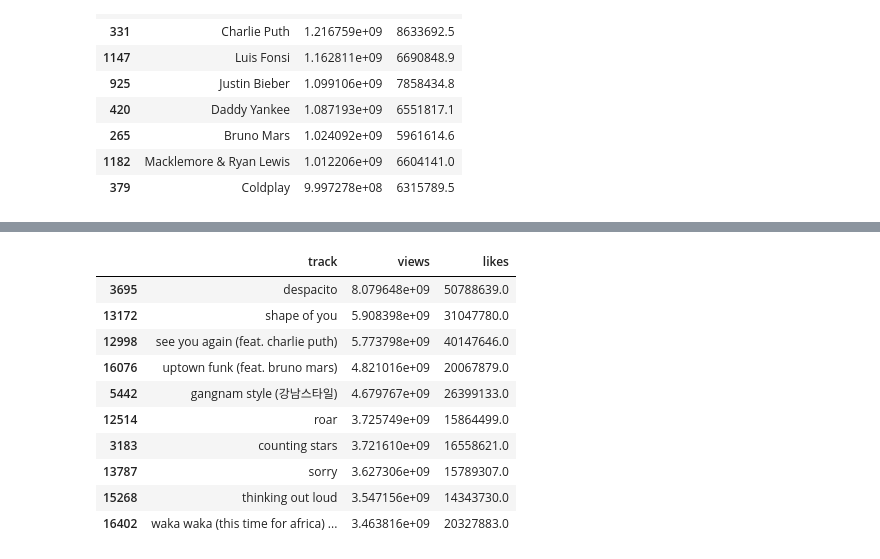
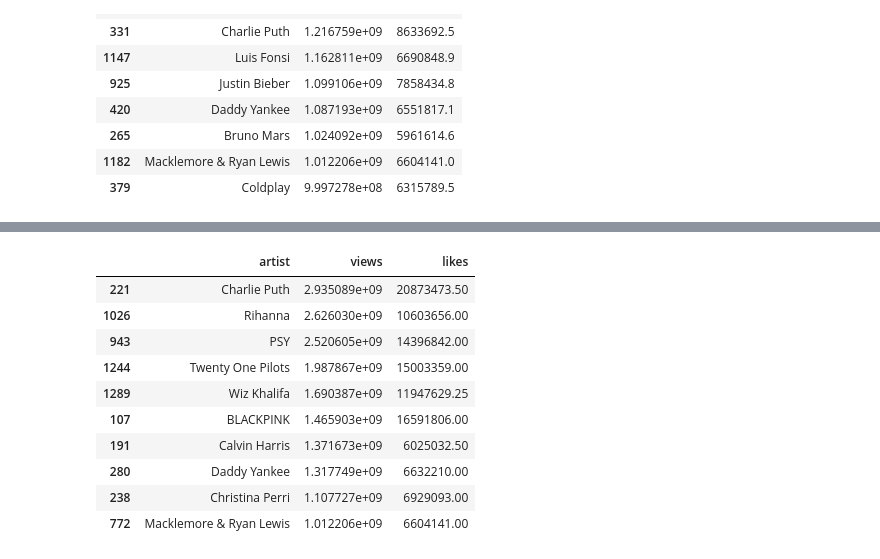
Before and after one commit to AndreaGonzalezG/Evaluacion_intermedia_mod3, a Jupyter notebook: Evaluacion_intermedia_mod3.ipynb, the cells around one changed output, grey strips where cells are left out. Cells and saved outputs as stored; diff of their text form; code cells hidden in the pictures.

```diff
--- a/Evaluacion_intermedia_mod3.ipynb
+++ b/Evaluacion_intermedia_mod3.ipynb
@@ -438,16 +470,16 @@ relacion_videos_like.head(10)
 # %%
-relacion_single_like= df_spotify_copy.groupby("track")[["views","likes"]].mean().reset_index().sort_values(by=["views","likes"] ,ascending=False)
+relacion_single_like= df_single.groupby("artist")[["views","likes"]].mean().reset_index().sort_values(by=["views","likes"] ,ascending=False)
 
 relacion_single_like.head(10)
 # %% [output]
-|  | track | views | likes |
-| 3695 | despacito | 8.079648e+09 | 50788639.0 |
-| 13172 | shape of you | 5.908398e+09 | 31047780.0 |
-| 12998 | see you again (feat. charlie puth) | 5.773798e+09 | 40147646.0 |
-| 16076 | uptown funk (feat. bruno mars) | 4.821016e+09 | 20067879.0 |
-| 5442 | gangnam style (강남스타일) | 4.679767e+09 | 26399133.0 |
-| 12514 | roar | 3.725749e+09 | 15864499.0 |
-| 3183 | counting stars | 3.721610e+09 | 16558621.0 |
-| 13787 | sorry | 3.627306e+09 | 15789307.0 |
-| 15268 | thinking out loud | 3.547156e+09 | 14343730.0 |
-| 16402 | waka waka (this time for africa) ... | 3.463816e+09 | 20327883.0 |
+|  | artist | views | likes |
+| 221 | Charlie Puth | 2.935089e+09 | 20873473.50 |
+| 1026 | Rihanna | 2.626030e+09 | 10603656.00 |
+| 943 | PSY | 2.520605e+09 | 14396842.00 |
+| 1244 | Twenty One Pilots | 1.987867e+09 | 15003359.00 |
+| 1289 | Wiz Khalifa | 1.690387e+09 | 11947629.25 |
+| 107 | BLACKPINK | 1.465903e+09 | 16591806.00 |
+| 191 | Calvin Harris | 1.371673e+09 | 6025032.50 |
+| 280 | Daddy Yankee | 1.317749e+09 | 6632210.00 |
+| 238 | Christina Perri | 1.107727e+09 | 6929093.00 |
+| 772 | Macklemore & Ryan Lewis | 1.012206e+09 | 6604141.00 |
```
Also changed, not shown: parts of 5 cells of this notebook.
